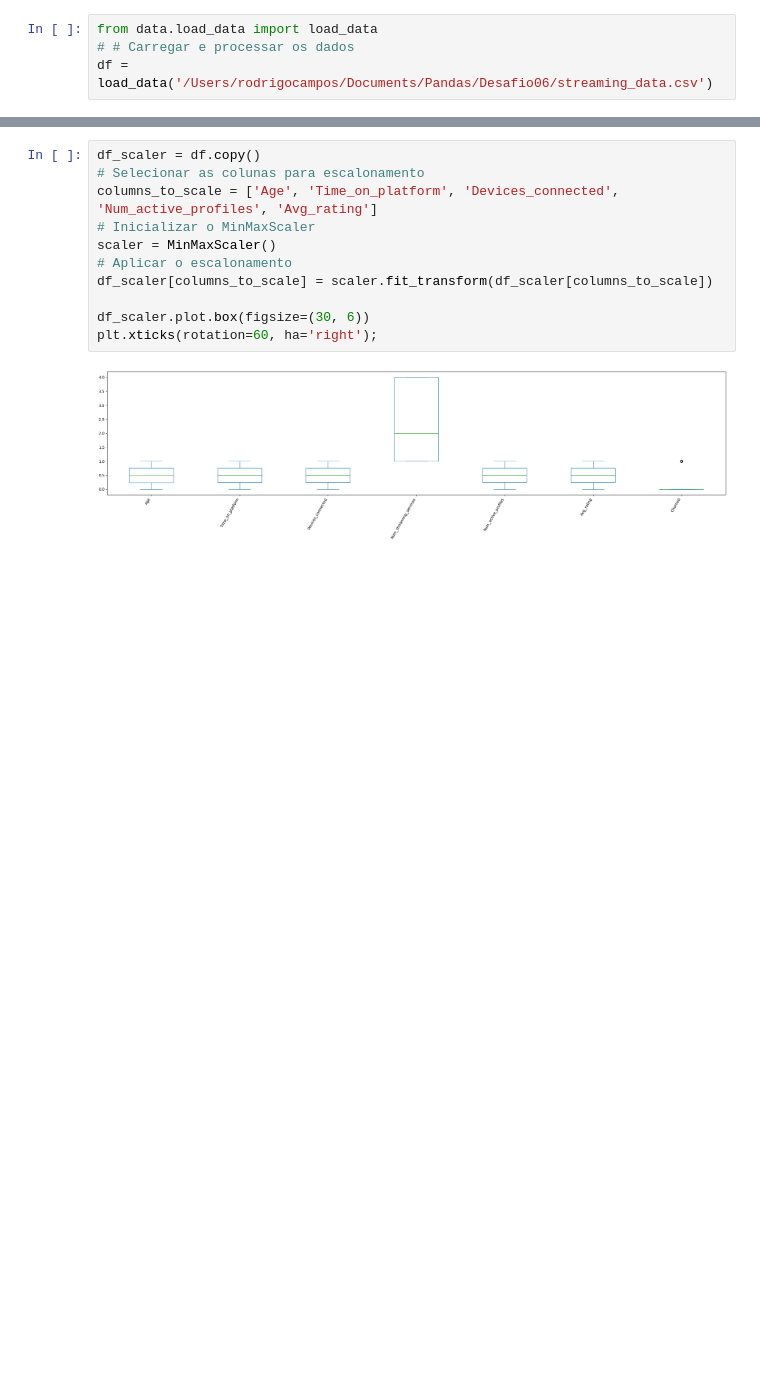
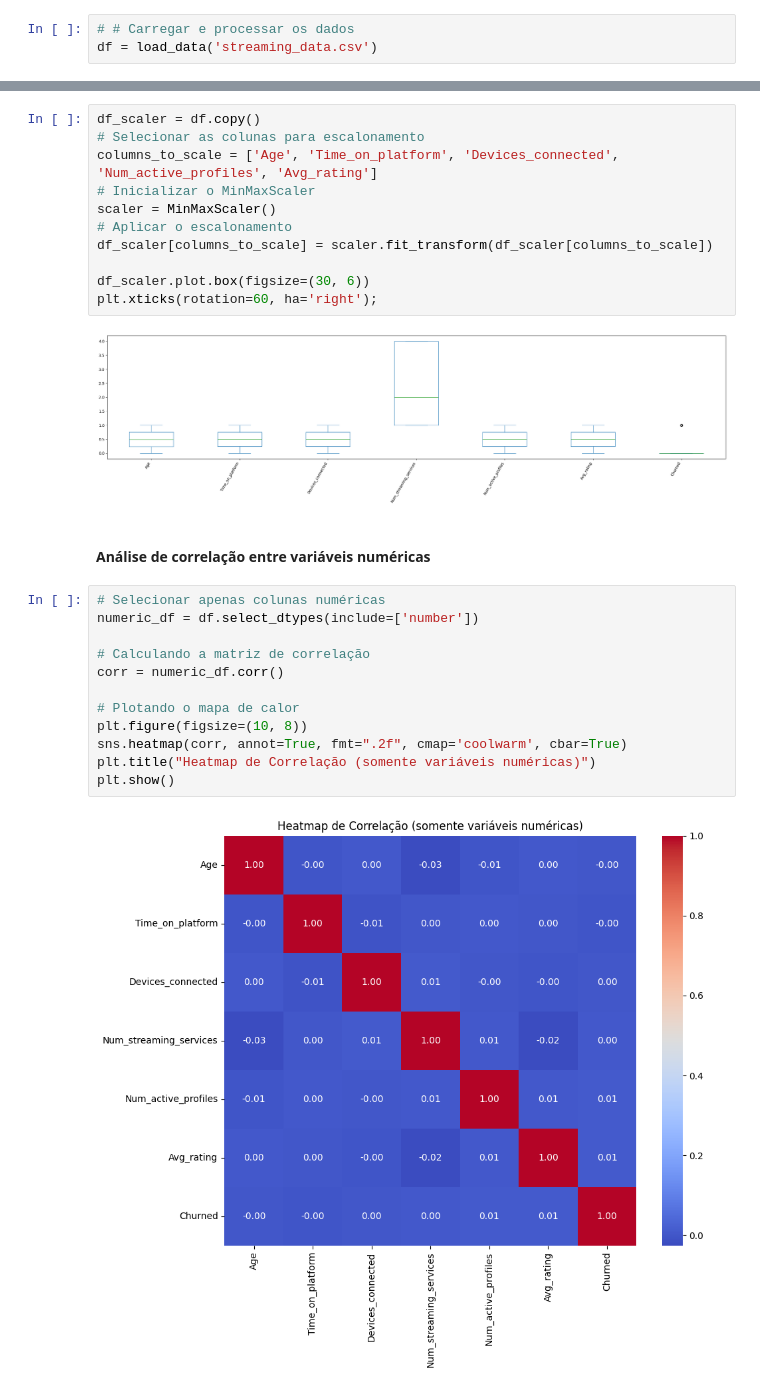
Before and after one commit to RodrigoCamposDS/churn-prediction, a Jupyter notebook: project/notebooks/01-data-exploration.ipynb, the cells around one changed output, grey strips where cells are left out. Drawn from its saved outputs; the diff is of its cells as text; blank space fills up the shorter version.

Commit message:
Ajuste fino em 01-data-exploration.ipynb e funções correlcionadas

```diff
--- a/project/notebooks/01-data-exploration.ipynb
+++ b/project/notebooks/01-data-exploration.ipynb
@@ -45,4 +50,3 @@ import seaborn as sns
 # %%
-from data.load_data import load_data
 # # Carregar e processar os dados
-df = load_data('/Users/rodrigocampos/Documents/Pandas/Desafio06/streaming_data.csv')
+df = load_data('streaming_data.csv')
@@ -402,3 +428,19 @@ df_scaler.plot.box(figsize=(30, 6))
 plt.xticks(rotation=60, ha='right');
 # %% [output]
 [figure]
+# %% [markdown]
+#### Análise de correlação entre variáveis numéricas
+# %%
+# Selecionar apenas colunas numéricas
+numeric_df = df.select_dtypes(include=['number'])
+
+# Calculando a matriz de correlação
+corr = numeric_df.corr()
+
+# Plotando o mapa de calor
+plt.figure(figsize=(10, 8))
+sns.heatmap(corr, annot=True, fmt=".2f", cmap='coolwarm', cbar=True)
+plt.title("Heatmap de Correlação (somente variáveis numéricas)")
+plt.show()
+# %% [output]
+[figure, added]
```
Also changed, not shown: parts of 39 cells of this notebook, 6 other files.
